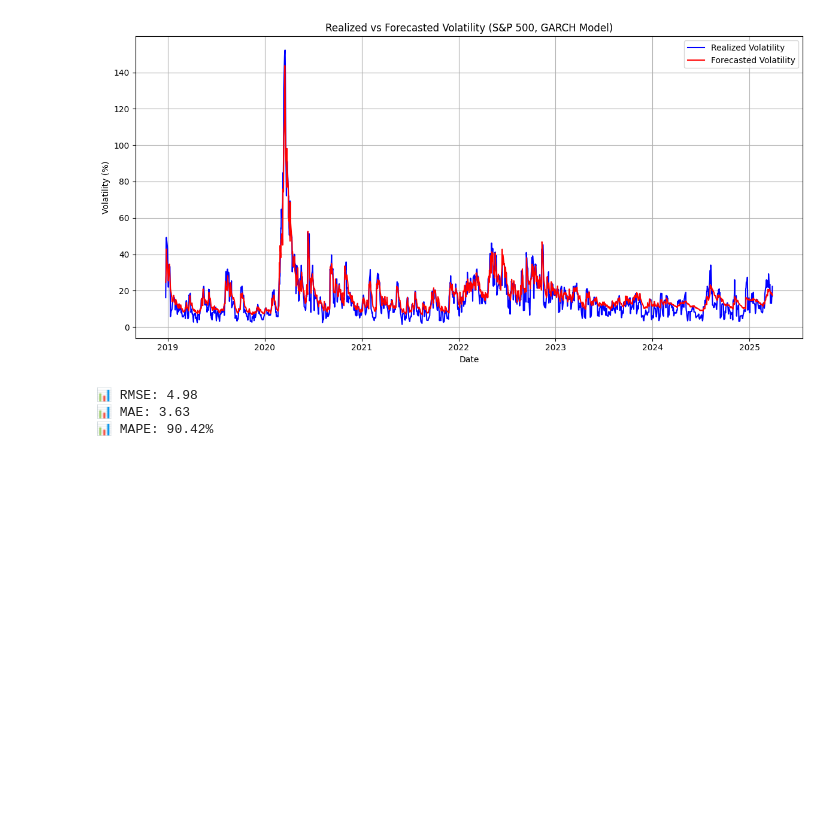
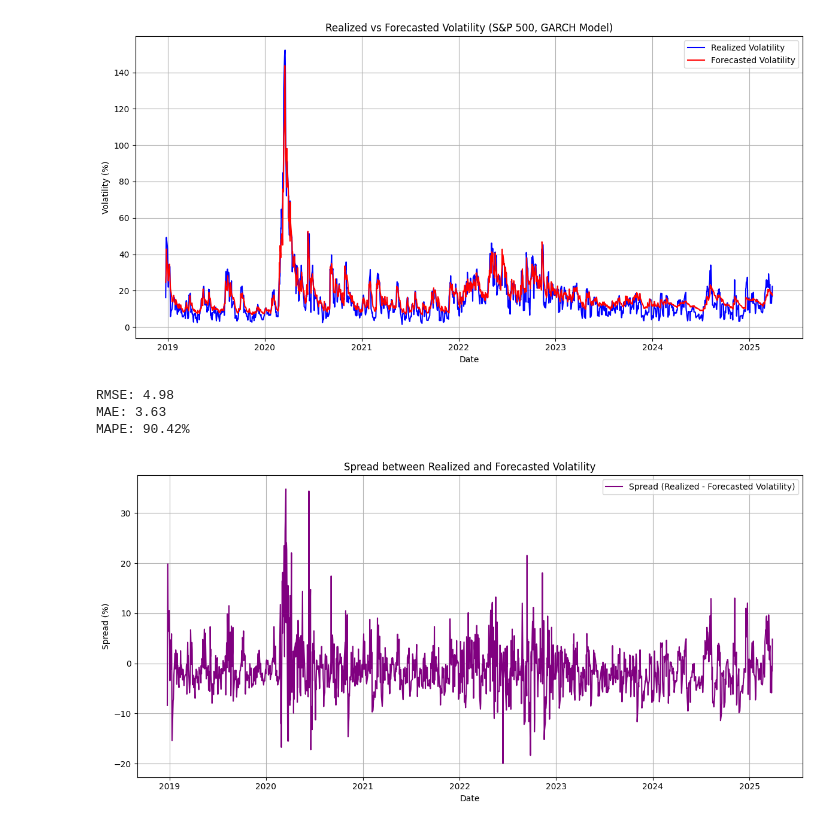
Before and after one commit to ionutnodis/volatility-forecasting-hybrid-models, a Jupyter notebook: notebooks/02.1_garch_model.ipynb, the cells around one changed output. Cells and saved outputs as stored; diff of their text form; code cells hidden in the pictures; blank space fills up the shorter version.

Commit message:
Added the spread between realized and forecasted volatility

```diff
--- a/notebooks/02.1_garch_model.ipynb
+++ b/notebooks/02.1_garch_model.ipynb
@@ -140,10 +141,26 @@ mae = mean_absolute_error(y_true, y_pred)
 mape = np.mean(np.abs((y_true - y_pred) / y_true)) * 100
 
 # Print results
-print(f"📊 RMSE: {rmse:.2f}")
-print(f"📊 MAE: {mae:.2f}")
-print(f"📊 MAPE: {mape:.2f}%")
+print(f"RMSE: {rmse:.2f}")
+print(f"MAE: {mae:.2f}")
+print(f"MAPE: {mape:.2f}%")
 # %% [output]
-📊 RMSE: 4.98
-📊 MAE: 3.63
-📊 MAPE: 90.42%
+RMSE: 4.98
+MAE: 3.63
+MAPE: 90.42%
+# %%
+# Align columns for subtraction
+spread = realized_vol.iloc[:, 0] - rolling_predictions_df.iloc[:, 0]
+
+# Plot the spread
+plt.figure(figsize=(12, 6))
+plt.plot(spread, label="Spread (Realized - Forecasted Volatility)", color="purple")
+plt.title("Spread between Realized and Forecasted Volatility")
+plt.xlabel("Date")
+plt.ylabel("Spread (%)")
+plt.legend()
+plt.grid()
+plt.tight_layout()
+plt.show()
+# %% [output]
+[figure, added]
```
Also changed, not shown: parts of 2 cells of this notebook.
